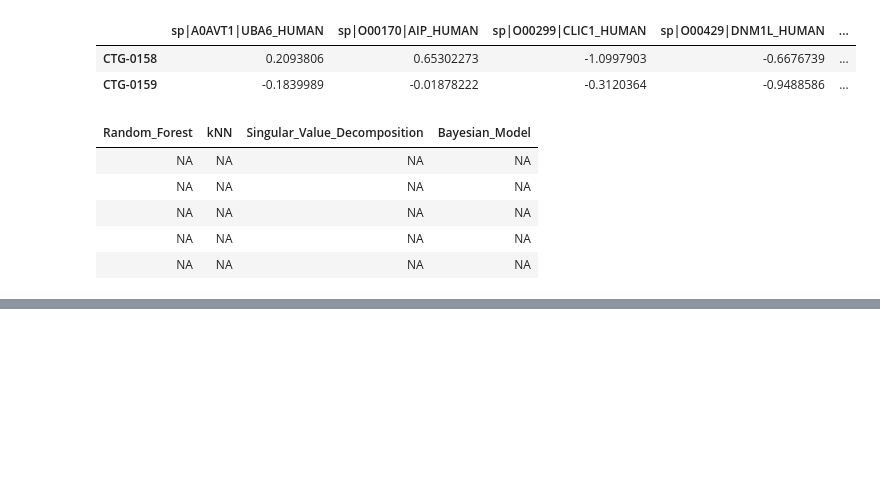
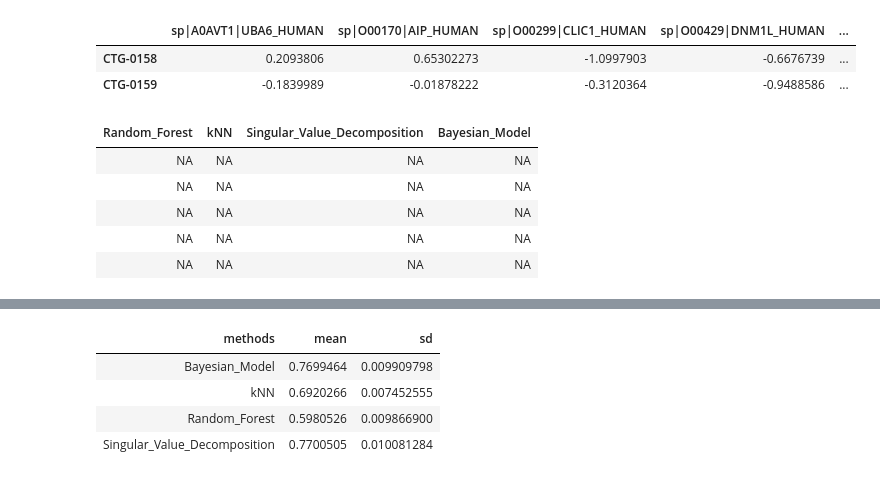
Before and after one commit to meg-bit/imputation, a Jupyter notebook: imputation_R_comparison.ipynb, the cells around one changed output, grey strips where cells are left out. Cells and saved outputs as stored; diff of their text form; code cells hidden in the pictures; blank space fills up the shorter version.

```diff
--- a/imputation_R_comparison.ipynb
+++ b/imputation_R_comparison.ipynb
@@ -113,0 +124,12 @@ write.csv(x=scores, file="./data/imputation_RMSE.csv", row.names=TRUE)
+# %%
+scores_plot <- scores %>%
+    pivot_longer(everything(), names_to = "methods") %>%
+    group_by(methods) %>%
+    summarise(mean=mean(value), sd=sd(value))
+scores_plot
+# %% [output]
+| methods | mean | sd |
+| Bayesian_Model | 0.7699464 | 0.009909798 |
+| kNN | 0.6920266 | 0.007452555 |
+| Random_Forest | 0.5980526 | 0.009866900 |
+| Singular_Value_Decomposition | 0.7700505 | 0.010081284 |
```
Also changed, not shown: parts of 6 cells of this notebook.
